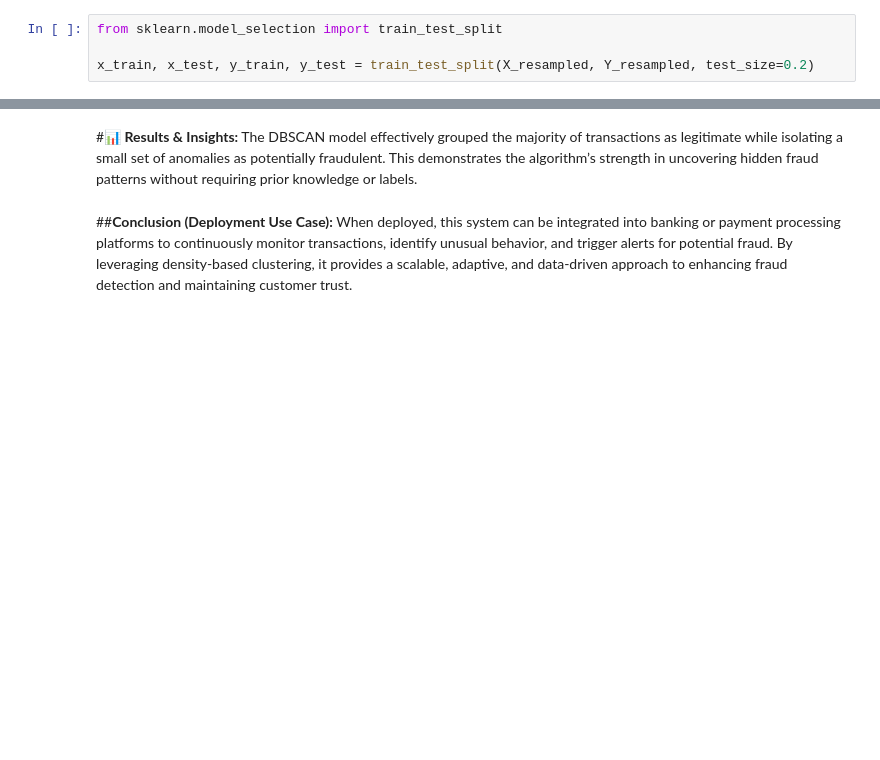
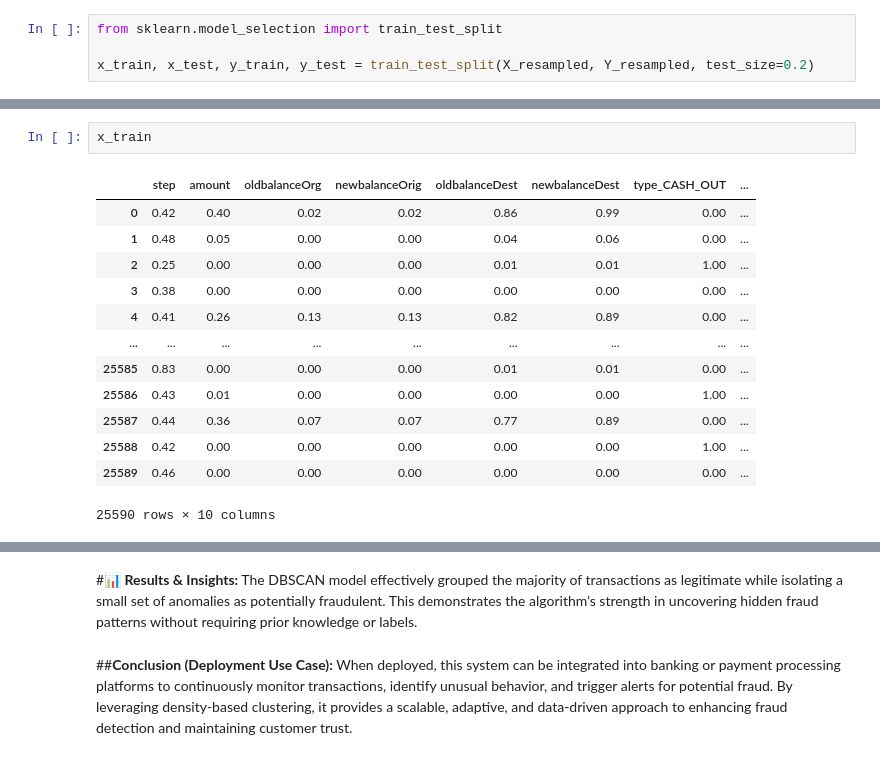
Before and after one commit to Love1117/Machine_learning-Projects, a Jupyter notebook: Machine_Learning Project/02_Unsupervised - Machine Learning/DBSCAN/CreditCard_Fraud_Detection/CreditCard_fraud_transactions_Detection1.ipynb, the cells around one changed output, grey strips where cells are left out. Saved outputs shown, nothing was run; the diff lists cells and outputs as text; blank space fills up the shorter version.

```diff
--- a/Machine_Learning Project/02_Unsupervised - Machine Learning/DBSCAN/CreditCard_Fraud_Detection/CreditCard_fraud_transactions_Detection1.ipynb
+++ b/Machine_Learning Project/02_Unsupervised - Machine Learning/DBSCAN/CreditCard_Fraud_Detection/CreditCard_fraud_transactions_Detection1.ipynb
@@ -276,0 +279,16 @@ x_train, x_test, y_train, y_test = train_test_split(X_resampled, Y_resampled, te
+# %%
+x_train
+# %% [output]
+|  | step | amount | oldbalanceOrg | newbalanceOrig | oldbalanceDest | newbalanceDest | type_CASH_OUT | ... |
+| 0 | 0.42 | 0.40 | 0.02 | 0.02 | 0.86 | 0.99 | 0.00 | ... |
+| 1 | 0.48 | 0.05 | 0.00 | 0.00 | 0.04 | 0.06 | 0.00 | ... |
+| 2 | 0.25 | 0.00 | 0.00 | 0.00 | 0.01 | 0.01 | 1.00 | ... |
+| 3 | 0.38 | 0.00 | 0.00 | 0.00 | 0.00 | 0.00 | 0.00 | ... |
+| 4 | 0.41 | 0.26 | 0.13 | 0.13 | 0.82 | 0.89 | 0.00 | ... |
+| ... | ... | ... | ... | ... | ... | ... | ... | ... |
+| 25585 | 0.83 | 0.00 | 0.00 | 0.00 | 0.01 | 0.01 | 0.00 | ... |
+| 25586 | 0.43 | 0.01 | 0.00 | 0.00 | 0.00 | 0.00 | 1.00 | ... |
+| 25587 | 0.44 | 0.36 | 0.07 | 0.07 | 0.77 | 0.89 | 0.00 | ... |
+| 25588 | 0.42 | 0.00 | 0.00 | 0.00 | 0.00 | 0.00 | 1.00 | ... |
+| 25589 | 0.46 | 0.00 | 0.00 | 0.00 | 0.00 | 0.00 | 0.00 | ... |
+25590 rows × 10 columns
```
Also changed, not shown: parts of 11 cells of this notebook.
